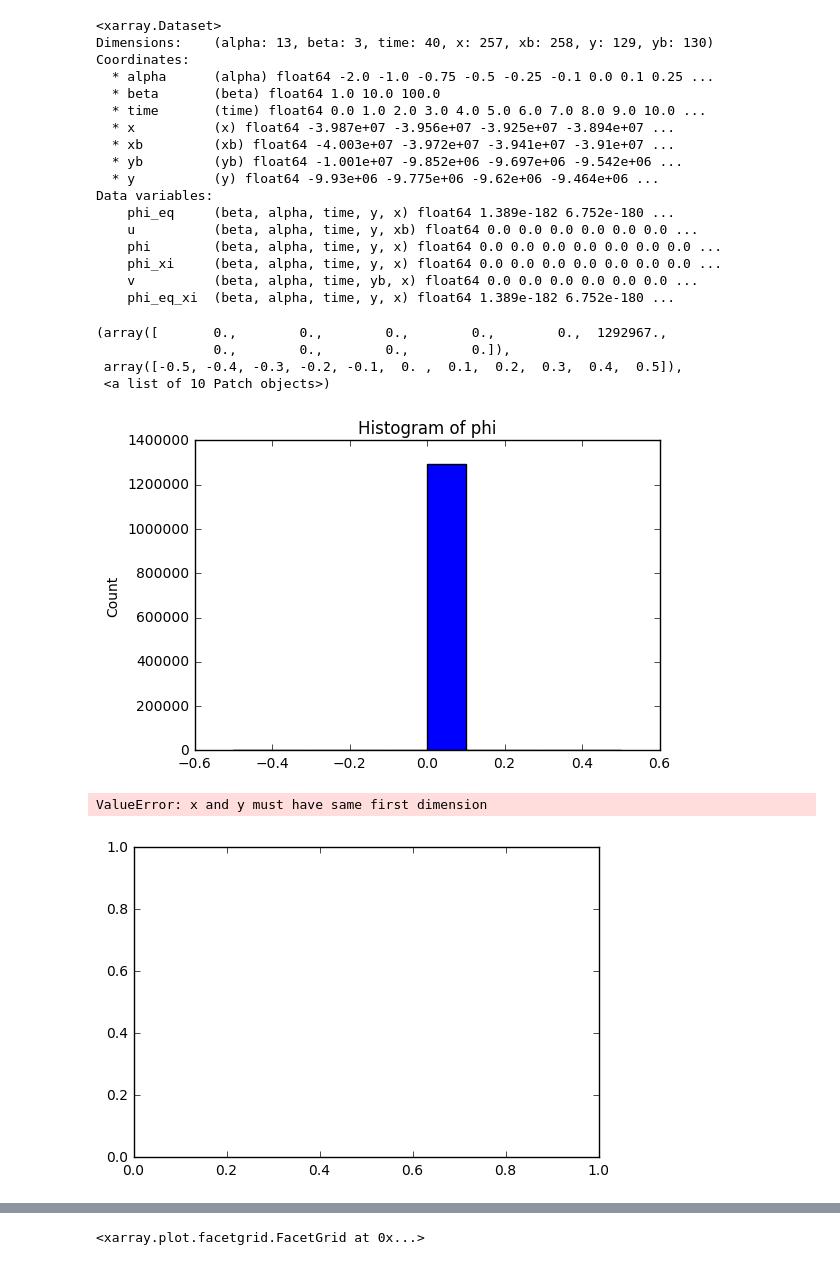
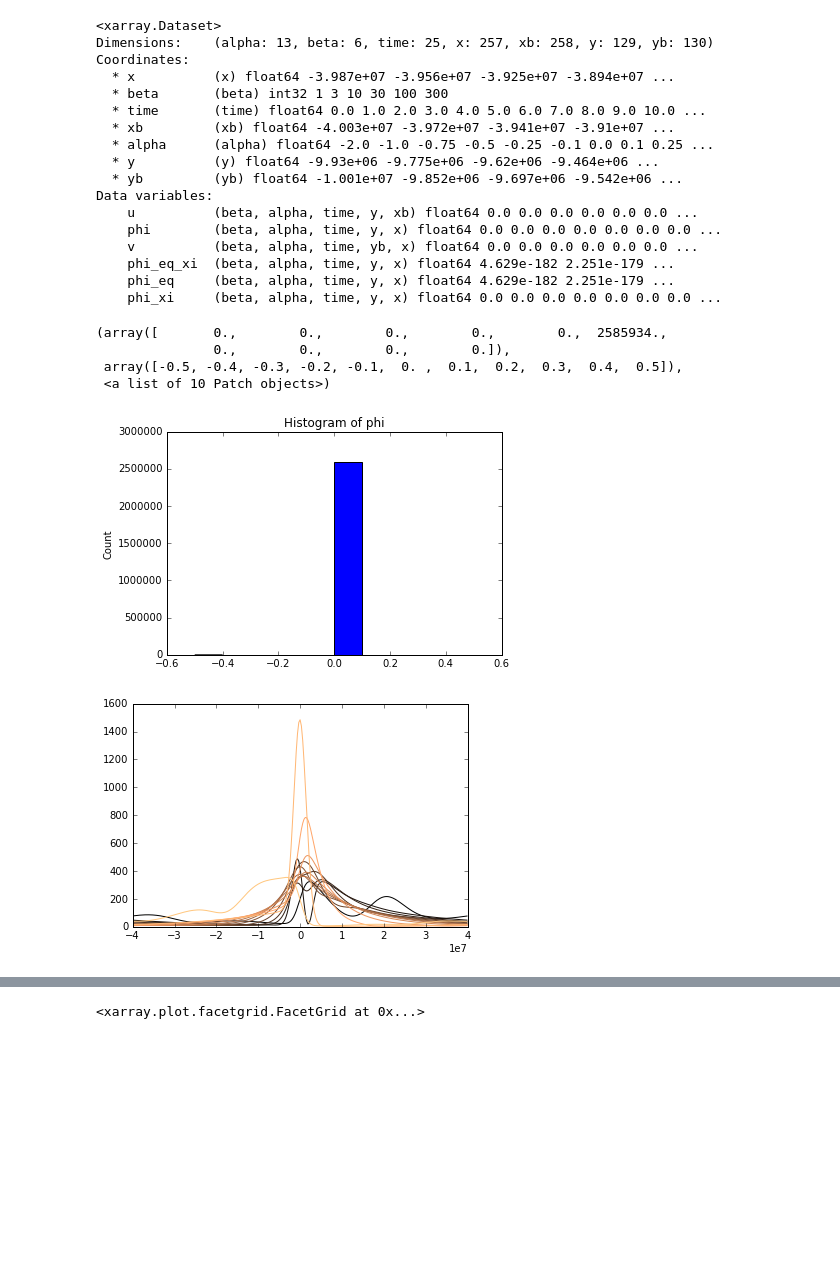
Before and after one commit to jamesp/shallowwater, a Jupyter notebook: beta_plane/Exoplanet Phase Curves.ipynb, the cells around one changed output, grey strips where cells are left out. Drawn from its saved outputs; the diff is of its cells as text; code cells hidden in the pictures; blank space fills up the shorter version.

```diff
--- a/beta_plane/Exoplanet Phase Curves.ipynb
+++ b/beta_plane/Exoplanet Phase Curves.ipynb
@@ -5,45 +5,44 @@ import numpy as np
 import matplotlib.pyplot as plt
 import xarray as xr
 # %%
-d = xr.open_dataset('beta_data_linear_h300_longx.nc')
+d = xr.open_dataset('beta_data_linear_h1000_longx.nc')
 # %%
 d.coords['time'] = d.time / 86400
 d
 # %% [output]
 <xarray.Dataset>
-Dimensions:    (alpha: 13, beta: 3, time: 40, x: 257, xb: 258, y: 129, yb: 130)
+Dimensions:    (alpha: 13, beta: 6, time: 25, x: 257, xb: 258, y: 129, yb: 130)
 Coordinates:
+  * x          (x) float64 -3.987e+07 -3.956e+07 -3.925e+07 -3.894e+07 ...
+  * beta       (beta) int32 1 3 10 30 100 300
+  * time       (time) float64 0.0 1.0 2.0 3.0 4.0 5.0 6.0 7.0 8.0 9.0 10.0 ...
+  * xb         (xb) float64 -4.003e+07 -3.972e+07 -3.941e+07 -3.91e+07 ...
   * alpha      (alpha) float64 -2.0 -1.0 -0.75 -0.5 -0.25 -0.1 0.0 0.1 0.25 ...
-  * beta       (beta) float64 1.0 10.0 100.0
-  * time       (time) float64 0.0 1.0 2.0 3.0 4.0 5.0 6.0 7.0 8.0 9.0 10.0 ...
-  * x          (x) float64 -3.987e+07 -3.956e+07 -3.925e+07 -3.894e+07 ...
-  * xb         (xb) float64 -4.003e+07 -3.972e+07 -3.941e+07 -3.91e+07 ...
+  * y          (y) float64 -9.93e+06 -9.775e+06 -9.62e+06 -9.464e+06 ...
   * yb         (yb) float64 -1.001e+07 -9.852e+06 -9.697e+06 -9.542e+06 ...
-  * y          (y) float64 -9.93e+06 -9.775e+06 -9.62e+06 -9.464e+06 ...
 Data variables:
-    phi_eq     (beta, alpha, time, y, x) float64 1.389e-182 6.752e-180 ...
     u          (beta, alpha, time, y, xb) float64 0.0 0.0 0.0 0.0 0.0 0.0 ...
     phi        (beta, alpha, time, y, x) float64 0.0 0.0 0.0 0.0 0.0 0.0 0.0 ...
+    v          (beta, alpha, time, yb, x) float64 0.0 0.0 0.0 0.0 0.0 0.0 ...
+    phi_eq_xi  (beta, alpha, time, y, x) float64 4.629e-182 2.251e-179 ...
+    phi_eq     (beta, alpha, time, y, x) float64 4.629e-182 2.251e-179 ...
     phi_xi     (beta, alpha, time, y, x) float64 0.0 0.0 0.0 0.0 0.0 0.0 0.0 ...
-    v          (beta, alpha, time, yb, x) float64 0.0 0.0 0.0 0.0 0.0 0.0 ...
-    phi_eq_xi  (beta, alpha, time, y, x) float64 1.389e-182 6.752e-180 ...
 # %%
 d.phi.isel(time=0).plot()
 # plt.xlim(-.3e7, .3e7)
 # plt.ylim(-.3e7, .3e7)
 # %% [output]
-(array([       0.,        0.,        0.,        0.,        0.,  1292967.,
+(array([       0.,        0.,        0.,        0.,        0.,  2585934.,
                0.,        0.,        0.,        0.]),
  array([-0.5, -0.4, -0.3, -0.2, -0.1,  0. ,  0.1,  0.2,  0.3,  0.4,  0.5]),
  <a list of 10 Patch objects>)
-[figure, old version]
+[figure, new version]
 # %%
 clrs = iter(plt.cm.copper(np.linspace(0, 1, len(d.alpha))))
 for a in d.alpha:
-    plt.plot(d.x, d.sel(alpha=a).isel(time=-1).phi_xi.sum('y'), color=next(clrs))
+    plt.plot(d.x, d.sel(alpha=a, beta=100).isel(time=-1).phi_xi.sum('y'), color=next(clrs))
 # %% [output]
-ValueError: x and y must have same first dimension
-[figure, old version]
+[figure, new version]
 # %%
 C = np.sqrt(300)
 clrs = iter(plt.cm.copper(np.linspace(0, 1, len(d.beta))))
```
Also changed, not shown: parts of 6 cells of this notebook, 1 other file.
